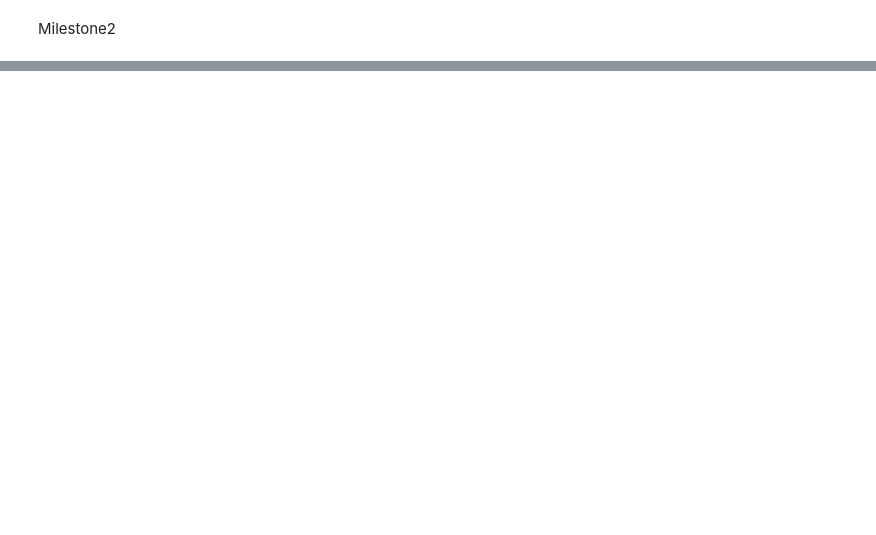
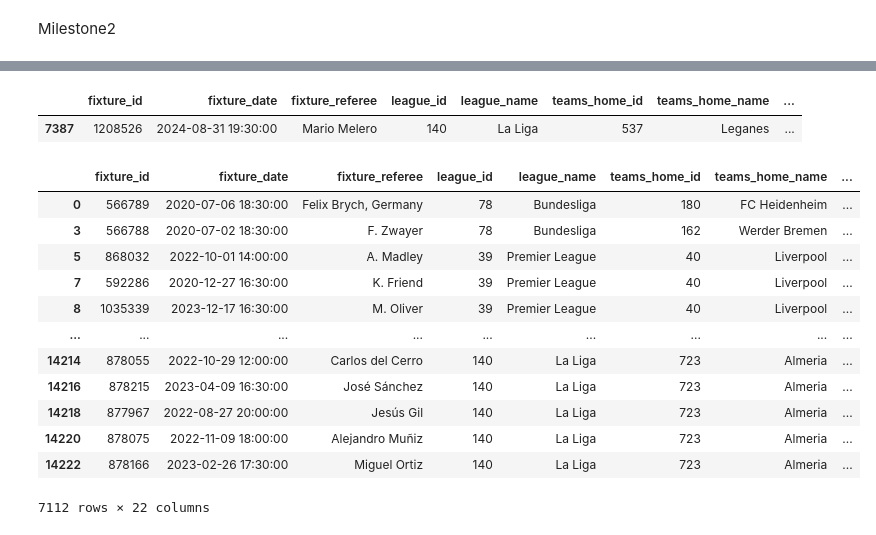
Before and after one commit to safargergo/HalLab, a Jupyter notebook: hallab.ipynb, the cells around one changed output, grey strips where cells are left out. Saved outputs shown, nothing was run; the diff lists cells and outputs as text; code cells hidden in the pictures; blank space fills up the shorter version.

Commit message:
Updates on data prep

```diff
--- a/hallab.ipynb
+++ b/hallab.ipynb
@@ -23,11 +35,12 @@ fix_players_clean = pd.read_csv("fixture_stats_players_clean.csv",usecols=player
 # %%
 import pandas as pd
 
-fix_lineup_clean["fixture_timestamp"] = pd.to_datetime(fix_lineup_clean["fixture_timestamp"], unit="s")
 
-start_date = pd.Timestamp("2022-01-01")
+# Clean all data before 2020. jan. 1.
+fix_clean["fixture_date"] = pd.to_datetime(fix_clean["fixture_date"]).dt.tz_localize(None)
+start_date = pd.Timestamp("2020-01-01")
+fix_clean = fix_clean[fix_clean["fixture_date"] >= start_date]
 
-fix_lineup_clean = fix_lineup_clean[fix_lineup_clean["fixture_timestamp"] >= start_date]
 
-print(fix_lineup_clean.head())
+print(fix_clean.head())
 # %% [output]
@@ -94,0 +109,21 @@ merged = merged.merge(fix_clean, on="fixture_id", how="inner")
+# %%
+
+merged = fix_clean.merge(fix_teams_clean, on="fixture_id", how="inner")
+merged = merged[merged["team_id"] == merged["teams_home_id"]]
+merged = merged.rename(columns={"fouls": "home_team_fouls", "yellow_cards": "home_team_yellow_cards", "red_cards": "home_team_red_cards"})
+merged = merged.drop(columns=["team_id", "team_name"])
+
+merged = merged.merge(fix_teams_clean, on="fixture_id", how="inner")
+merged = merged[merged["team_id"] == merged["teams_away_id"]]
+merged = merged.rename(columns={"fouls": "away_team_fouls", "yellow_cards": "away_team_yellow_cards", "red_cards": "away_team_red_cards"})
+merged = merged.drop(columns=["team_id", "team_name"])
+
+merged["total_cards"] = merged["home_team_yellow_cards"] + merged["away_team_yellow_cards"] + merged["home_team_red_cards"] * 2 + merged["away_team_red_cards"] * 2
+merged
+fix_with_cards = merged
+# %%
+pd.set_option('display.max_columns', 100)
+merged[merged['fixture_id'] == 1208526]
+# %% [output]
+|  | fixture_id | fixture_date | fixture_referee | league_id | league_name | teams_home_id | teams_home_name | ... |
+| 7387 | 1208526 | 2024-08-31 19:30:00 | Mario Melero | 140 | La Liga | 537 | Leganes | ... |
@@ -94,0 +133,27 @@ merged = merged.merge(fix_clean, on="fixture_id", how="inner")
+# %%
+# TODO 1 - DONE
+# Meg kéne csinálni az átlagokat home és away csapatra is szabálytalanságokból, sárga és piros lapokból
+# LEHET EGYSZERŰBB EGYBŐL TODO 2-VEL PRÓBÁLKOZNI!
+
+merged['avg_home_team_fouls'] = merged.groupby('teams_home_name')['home_team_fouls'].transform('mean')
+merged['avg_home_team_yellow_cards'] = merged.groupby('teams_home_name')['home_team_yellow_cards'].transform('mean')
+merged['avg_home_team_red_cards'] = merged.groupby('teams_home_name')['home_team_red_cards'].transform('mean')
+merged['avg_away_team_fouls'] = merged.groupby('teams_away_name')['away_team_fouls'].transform('mean')
+merged['avg_away_team_yellow_cards'] = merged.groupby('teams_away_name')['away_team_yellow_cards'].transform('mean')
+merged['avg_away_team_red_cards'] = merged.groupby('teams_away_name')['away_team_red_cards'].transform('mean')
+# %%
+merged
+# %% [output]
+|  | fixture_id | fixture_date | fixture_referee | league_id | league_name | teams_home_id | teams_home_name | ... |
+| 0 | 566789 | 2020-07-06 18:30:00 | Felix Brych, Germany | 78 | Bundesliga | 180 | FC Heidenheim | ... |
+| 3 | 566788 | 2020-07-02 18:30:00 | F. Zwayer | 78 | Bundesliga | 162 | Werder Bremen | ... |
+| 5 | 868032 | 2022-10-01 14:00:00 | A. Madley | 39 | Premier League | 40 | Liverpool | ... |
+| 7 | 592286 | 2020-12-27 16:30:00 | K. Friend | 39 | Premier League | 40 | Liverpool | ... |
+| 8 | 1035339 | 2023-12-17 16:30:00 | M. Oliver | 39 | Premier League | 40 | Liverpool | ... |
+| ... | ... | ... | ... | ... | ... | ... | ... | ... |
+| 14214 | 878055 | 2022-10-29 12:00:00 | Carlos del Cerro | 140 | La Liga | 723 | Almeria | ... |
+| 14216 | 878215 | 2023-04-09 16:30:00 | José Sánchez | 140 | La Liga | 723 | Almeria | ... |
+| 14218 | 877967 | 2022-08-27 20:00:00 | Jesús Gil | 140 | La Liga | 723 | Almeria | ... |
+| 14220 | 878075 | 2022-11-09 18:00:00 | Alejandro Muñiz | 140 | La Liga | 723 | Almeria | ... |
+| 14222 | 878166 | 2023-02-26 17:30:00 | Miguel Ortiz | 140 | La Liga | 723 | Almeria | ... |
+7112 rows × 22 columns
```
Also changed, not shown: parts of 15 cells of this notebook.
